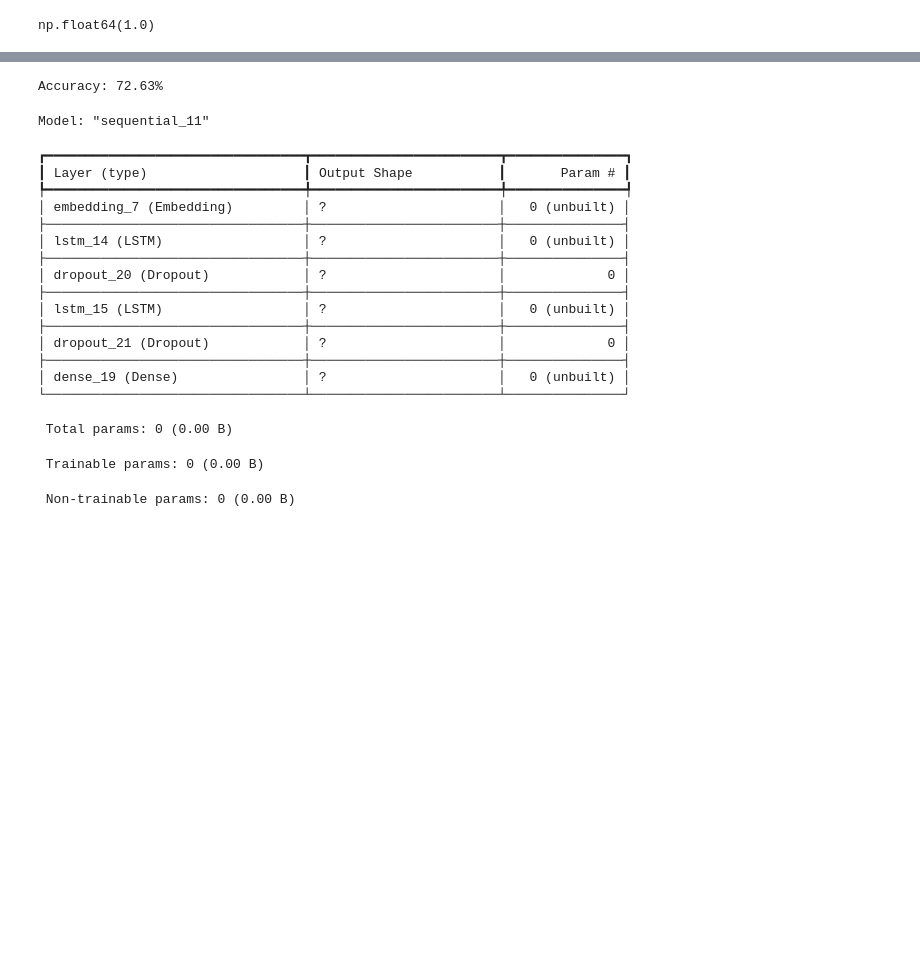
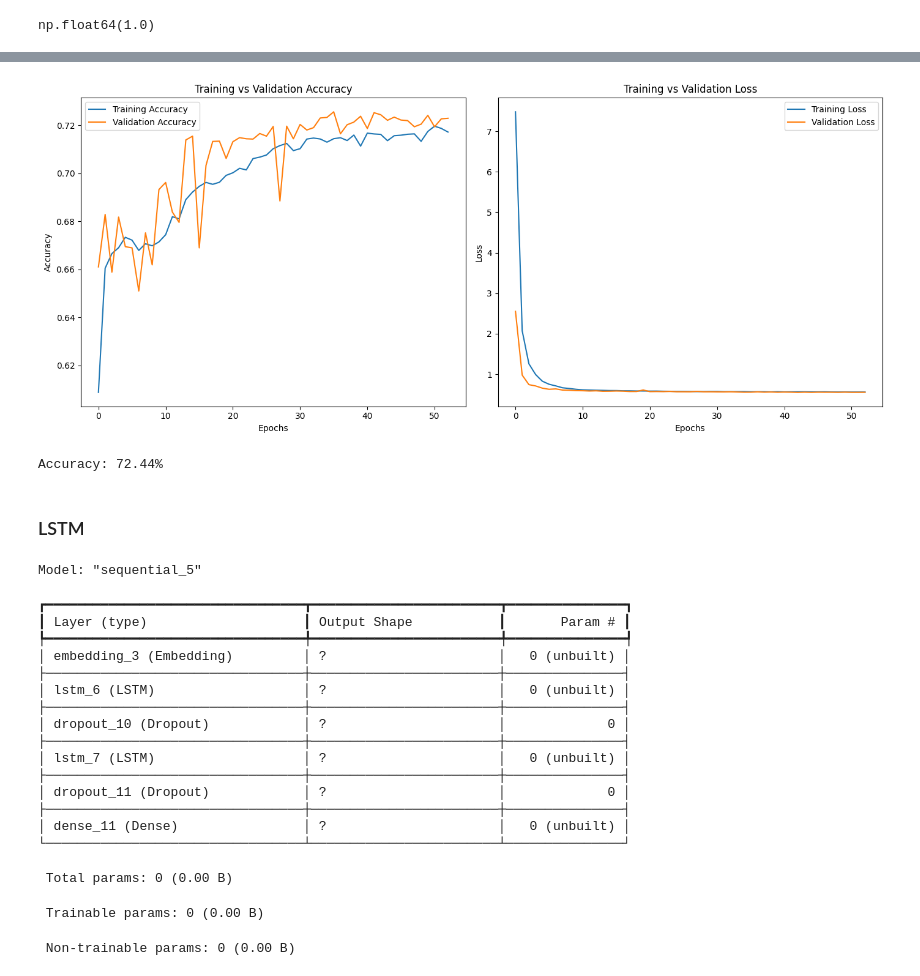
Before and after one commit to IvonLuiz/brazilian-e-commerce-nlp-deep-learning, a Jupyter notebook: e-commerce_nlp.ipynb, the cells around one changed output, grey strips where cells are left out. Drawn from its saved outputs; the diff is of its cells as text; code cells hidden in the pictures; blank space fills up the shorter version.

```diff
--- a/e-commerce_nlp.ipynb
+++ b/e-commerce_nlp.ipynb
@@ -58,4 +117,4 @@ product_category_name_translation.csv
 # Download latest version
 path = kagglehub.dataset_download("olistbr/brazilian-ecommerce")
 
-path = pathlib.Path(path)
+print("Path to dataset files:", path)
@@ -723,18 +794,26 @@ Model: "sequential_10"
  Total params: 7,051 (27.54 KB)
  Trainable params: 7,051 (27.54 KB)
  Non-trainable params: 0 (0.00 B)
+# %%
+# Definir o callback de early stopping
+early_stopping = EarlyStopping(
+    monitor='val_loss',   # Métrica a ser monitorada (pode ser 'val_accuracy' ou 'val_loss')
+    patience=10,          # Número de épocas sem melhoria para parar o treinamento
+    restore_best_weights=True  # Restabelece os melhores pesos do modelo
+)
 # %%
-model.compile(
+dense_model.compile(
     optimizer = "adam",
     loss = "binary_crossentropy",
     metrics = ["accuracy"]
 )
 # %%
-results = model.fit(
+results = dense_model.fit(
     X_train, y_train,
     epochs= 100,
     batch_size = 64,
-    validation_data = (X_test, y_test)
+    validation_data = (X_test, y_test),
+    callbacks=[early_stopping]
 )
 # %% [output]
 Epoch 1/100
@@ -757,34 +836,62 @@ Epoch 100/100
+# %%
+def plot_hist(hist):
+    fig, axs = plt.subplots(1, 2, figsize=(14, 6))
+
+    # Plot de acurácia
+    axs[0].plot(hist.history['accuracy'], label='Training Accuracy')
+    axs[0].plot(hist.history['val_accuracy'], label='Validation Accuracy')
+    axs[0].set_xlabel('Epochs')
+    axs[0].set_ylabel('Accuracy')
+    axs[0].set_title('Training vs Validation Accuracy')
+    axs[0].legend()
+
+    # Plot de loss
+    axs[1].plot(hist.history['loss'], label='Training Loss')
+    axs[1].plot(hist.history['val_loss'], label='Validation Loss')
+    axs[1].set_xlabel('Epochs')
+    axs[1].set_ylabel('Loss')
+    axs[1].set_title('Training vs Validation Loss')
+    axs[1].legend()
+
+    plt.tight_layout()
+    plt.show()
+
+plot_hist(results)
+# %% [output]
+[figure, added]
 # %%
-scores = model.evaluate(X_test, y_test, verbose=0)
+scores = dense_model.evaluate(X_test, y_test, verbose=0)
 print("Accuracy: %.2f%%" % (scores[1]*100))
 # %% [output]
-Accuracy: 72.63%
+Accuracy: 72.44%
+# %% [markdown]
+### LSTM
 # %%
-model = models.Sequential()
-model.add(layers.Embedding(input_dim=len(tokenizer.word_index) + 1, output_dim=50, input_length=max_length))
-model.add(layers.LSTM(units=128, return_sequences=True))
-model.add(layers.Dropout(0.2))
-model.add(layers.LSTM(units=128))
-model.add(layers.Dropout(0.2))
-model.add(layers.Dense(units=1, activation='sigmoid'))
+lstm_model = models.Sequential()
+lstm_model.add(layers.Embedding(input_dim=len(tokenizer.word_index) + 1, output_dim=50, input_length=max_length))
+lstm_model.add(layers.LSTM(units=128, return_sequences=True))
+lstm_model.add(layers.Dropout(0.2))
+lstm_model.add(layers.LSTM(units=128))
+lstm_model.add(layers.Dropout(0.2))
+lstm_model.add(layers.Dense(units=1, activation='sigmoid'))
 
-model.summary()
+lstm_model.summary()
 # %% [output]
-Model: "sequential_11"
+Model: "sequential_5"
 ┏━━━━━━━━━━━━━━━━━━━━━━━━━━━━━━━━━┳━━━━━━━━━━━━━━━━━━━━━━━━┳━━━━━━━━━━━━━━━┓
 ┃ Layer (type)                    ┃ Output Shape           ┃       Param # ┃
 ┡━━━━━━━━━━━━━━━━━━━━━━━━━━━━━━━━━╇━━━━━━━━━━━━━━━━━━━━━━━━╇━━━━━━━━━━━━━━━┩
-│ embedding_7 (Embedding)         │ ?                      │   0 (unbuilt) │
+│ embedding_3 (Embedding)         │ ?                      │   0 (unbuilt) │
 ├─────────────────────────────────┼────────────────────────┼───────────────┤
-│ lstm_14 (LSTM)                  │ ?                      │   0 (unbuilt) │
+│ lstm_6 (LSTM)                   │ ?                      │   0 (unbuilt) │
 ├─────────────────────────────────┼────────────────────────┼───────────────┤
-│ dropout_20 (Dropout)            │ ?                      │             0 │
+│ dropout_10 (Dropout)            │ ?                      │             0 │
 ├─────────────────────────────────┼────────────────────────┼───────────────┤
-│ lstm_15 (LSTM)                  │ ?                      │   0 (unbuilt) │
+│ lstm_7 (LSTM)                   │ ?                      │   0 (unbuilt) │
 ├─────────────────────────────────┼────────────────────────┼───────────────┤
-│ dropout_21 (Dropout)            │ ?                      │             0 │
+│ dropout_11 (Dropout)            │ ?                      │             0 │
 ├─────────────────────────────────┼────────────────────────┼───────────────┤
-│ dense_19 (Dense)                │ ?                      │   0 (unbuilt) │
+│ dense_11 (Dense)                │ ?                      │   0 (unbuilt) │
 └─────────────────────────────────┴────────────────────────┴───────────────┘
  Total params: 0 (0.00 B)
  Trainable params: 0 (0.00 B)
```
Also changed, not shown: parts of 30 cells of this notebook, 1 other file.
